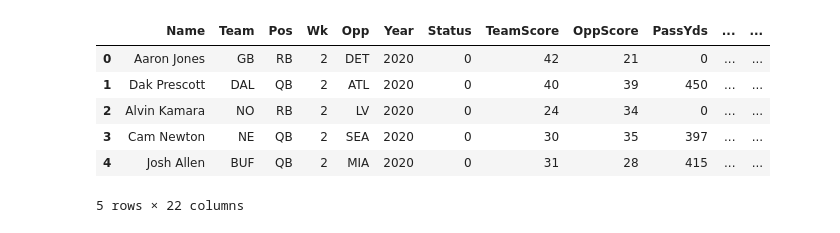
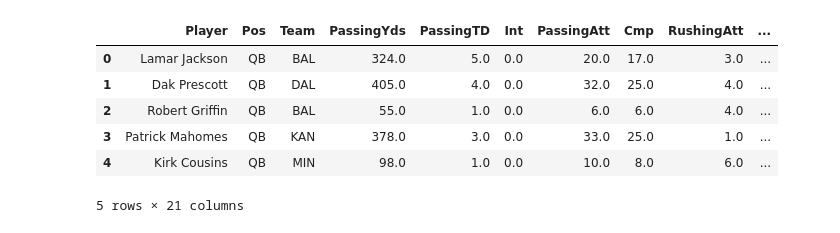
Before and after one commit to isabel-fernandes/fantasy-nfl-lineup-optimizer, a Jupyter notebook: dashboard/player_weekly_data.ipynb, the cells around one changed output. Cells and saved outputs as stored; diff of their text form; code cells hidden in the pictures.

```diff
--- a/dashboard/player_weekly_data.ipynb
+++ b/dashboard/player_weekly_data.ipynb
@@ -16,15 +22,15 @@ from bokeh.transform import factor_cmap, transform
 # %%
 # Reading data
-df = pd.read_csv('C:/Users/isabe/Documents/player_weekly_data.csv')
+df = pd.read_csv('../data/dash_sample_weekly_2019.csv')
 df.head()
 # %% [output]
-|  | Name | Team | Pos | Wk | Opp | Year | Status | TeamScore | OppScore | PassYds | ... | ... |
-| 0 | Aaron Jones | GB | RB | 2 | DET | 2020 | 0 | 42 | 21 | 0 | ... | ... |
-| 1 | Dak Prescott | DAL | QB | 2 | ATL | 2020 | 0 | 40 | 39 | 450 | ... | ... |
-| 2 | Alvin Kamara | NO | RB | 2 | LV | 2020 | 0 | 24 | 34 | 0 | ... | ... |
-| 3 | Cam Newton | NE | QB | 2 | SEA | 2020 | 0 | 30 | 35 | 397 | ... | ... |
-| 4 | Josh Allen | BUF | QB | 2 | MIA | 2020 | 0 | 31 | 28 | 415 | ... | ... |
+|  | Player | Pos | Team | PassingYds | PassingTD | Int | PassingAtt | Cmp | RushingAtt | ... |
+| 0 | Lamar Jackson | QB | BAL | 324.0 | 5.0 | 0.0 | 20.0 | 17.0 | 3.0 | ... |
+| 1 | Dak Prescott | QB | DAL | 405.0 | 4.0 | 0.0 | 32.0 | 25.0 | 4.0 | ... |
+| 2 | Robert Griffin | QB | BAL | 55.0 | 1.0 | 0.0 | 6.0 | 6.0 | 4.0 | ... |
+| 3 | Patrick Mahomes | QB | KAN | 378.0 | 3.0 | 0.0 | 33.0 | 25.0 | 1.0 | ... |
+| 4 | Kirk Cousins | QB | MIN | 98.0 | 1.0 | 0.0 | 10.0 | 8.0 | 6.0 | ... |
-5 rows × 22 columns
+5 rows × 21 columns
 # %%
 # Removing NaN
 df = df.dropna()
```
Also changed, not shown: parts of 18 cells of this notebook.
